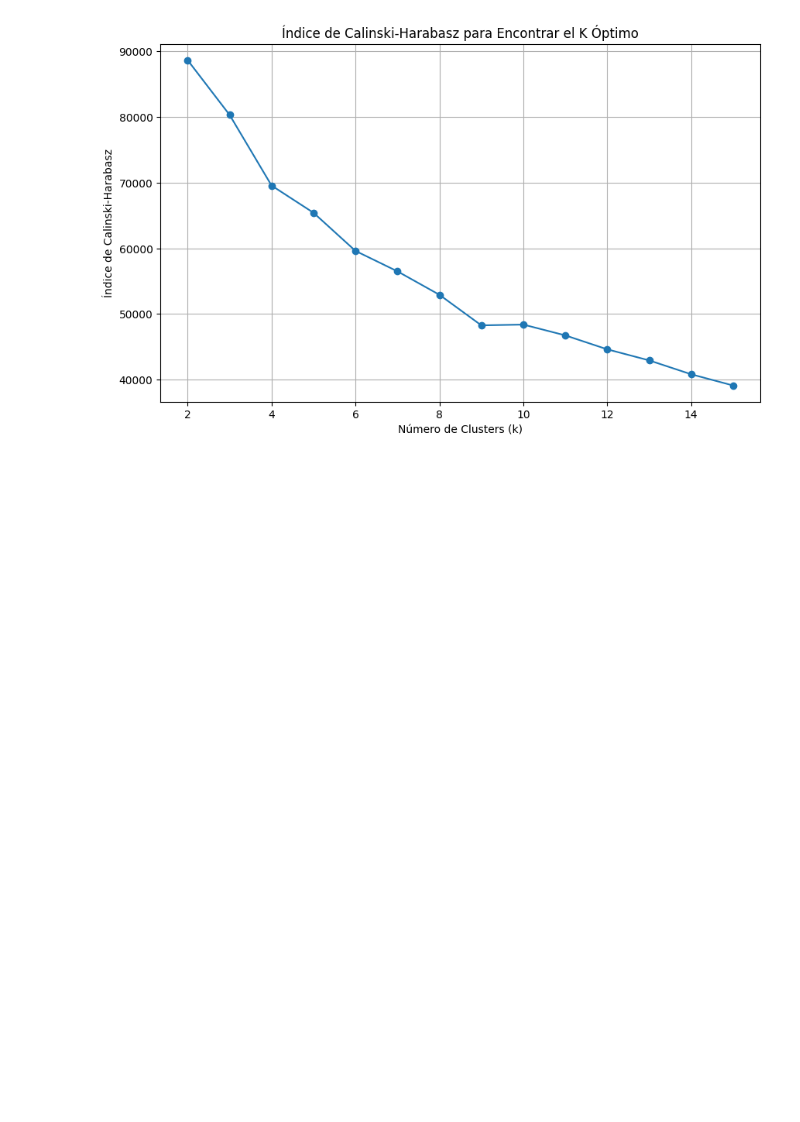
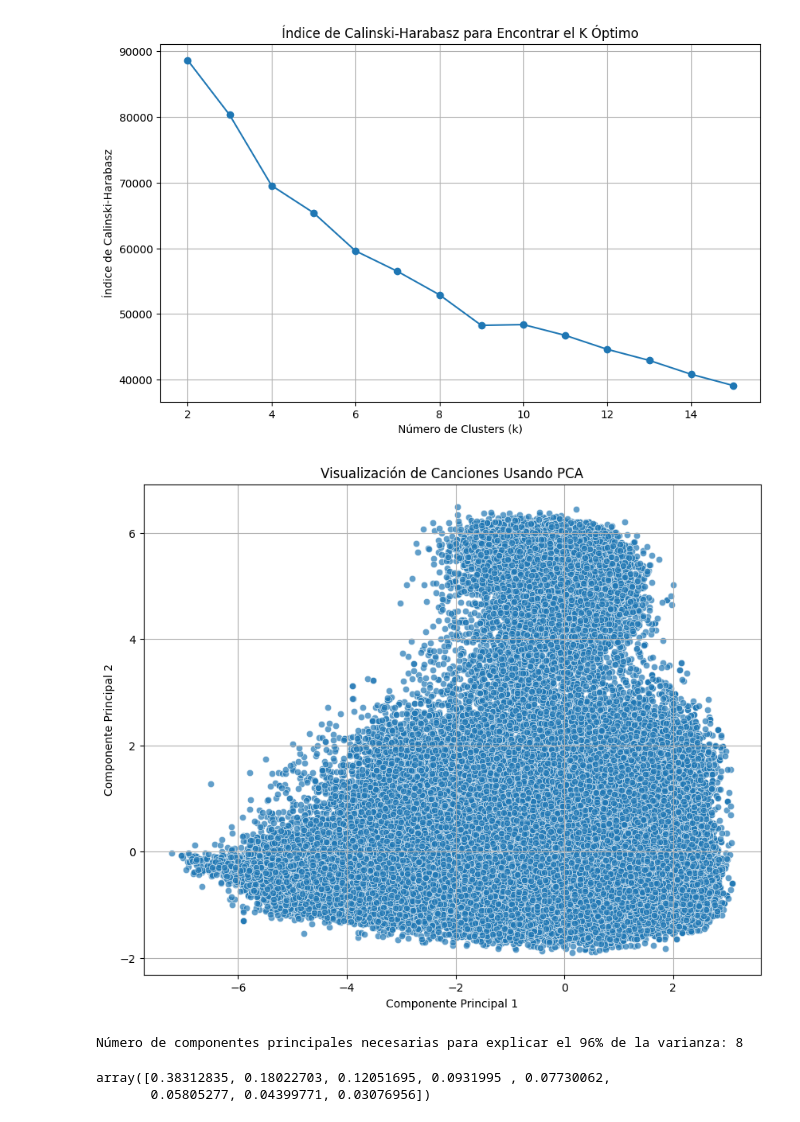
Before and after one commit to Alejo8808/aprendizajenosuper, a Jupyter notebook: Spotify.ipynb, the cells around one changed output. Drawn from its saved outputs; the diff is of its cells as text; code cells hidden in the pictures; blank space fills up the shorter version.

```diff
--- a/Spotify.ipynb
+++ b/Spotify.ipynb
@@ -162,0 +156,26 @@ tsne_components = tsne.fit_transform(X_scaled)
+# %%
+# Aplicar PCA para retener el 96% de la varianza
+# PCA encontrará el número de componentes principales necesario para explicar el 96% de la varianza
+pca = PCA(n_components=0.96, random_state=42)
+X_pca = pca.fit_transform(X_scaled)
+# %%
+# Visualizar el resultado del PCA
+plt.figure(figsize=(10, 8))
+sns.scatterplot(x=X_pca[:, 0], y=X_pca[:, 1], alpha=0.7)
+plt.title('Visualización de Canciones Usando PCA')
+plt.xlabel('Componente Principal 1')
+plt.ylabel('Componente Principal 2')
+plt.grid(True)
+plt.show()
+# %% [output]
+[figure, added]
+# %%
+# Opcional: Mostrar cuántas componentes fueron necesarias
+print(f"Número de componentes principales necesarias para explicar el 96% de la varianza: {pca.n_components_}")
+# %% [output]
+Número de componentes principales necesarias para explicar el 96% de la varianza: 8
+# %%
+pca.explained_variance_ratio_
+# %% [output]
+array([0.38312835, 0.18022703, 0.12051695, 0.0931995 , 0.07730062,
+       0.05805277, 0.04399771, 0.03076956])
```
Also changed, not shown: parts of 11 cells of this notebook.
